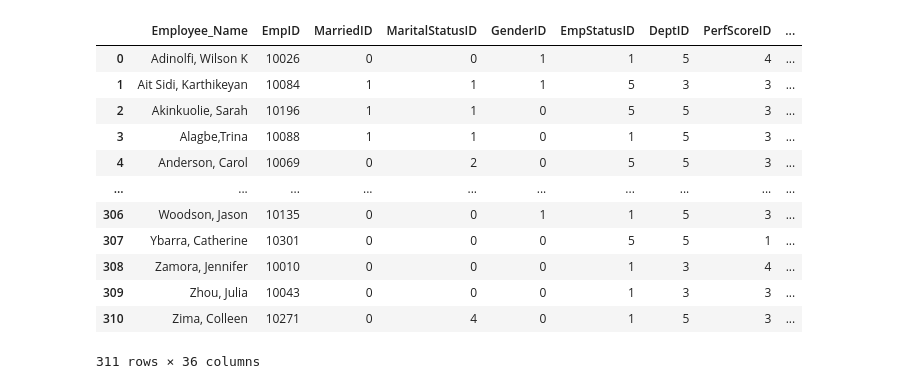
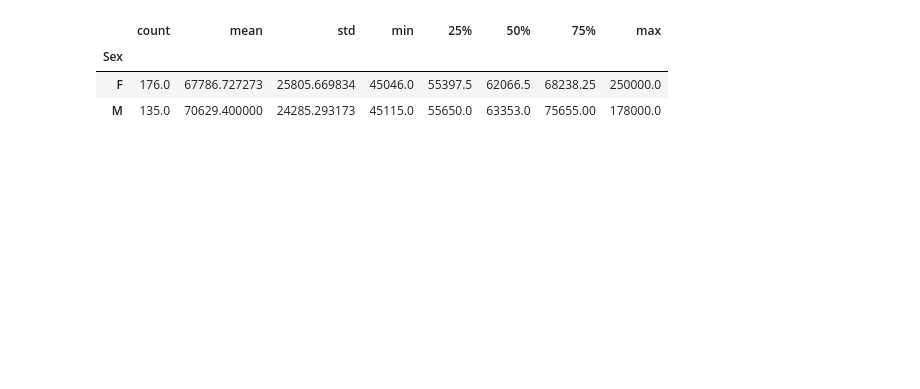
Before and after one commit to javidombro/DataScience, a Jupyter notebook: Ejercicio_4/Visualizacion - Dombronsky Javier.ipynb, the cells around one changed output. Drawn from its saved outputs; the diff is of its cells as text; code cells hidden in the pictures; blank space fills up the shorter version.

```diff
--- a/Ejercicio_4/Visualizacion - Dombronsky Javier.ipynb
+++ b/Ejercicio_4/Visualizacion - Dombronsky Javier.ipynb
@@ -1,24 +1,15 @@
 # %%
 #1. Cargar este archivo en Python. Realizar estadísticas descriptivas básicas
 import numpy
 import pandas
 
 hr_data = pandas.read_csv('HRDataset_v14.csv')
-hr_data
+hr_data.groupby(by='Sex')['Salary'].describe()
 # %% [output]
-|  | Employee_Name | EmpID | MarriedID | MaritalStatusID | GenderID | EmpStatusID | DeptID | PerfScoreID | ... |
-| 0 | Adinolfi, Wilson K | 10026 | 0 | 0 | 1 | 1 | 5 | 4 | ... |
-| 1 | Ait Sidi, Karthikeyan | 10084 | 1 | 1 | 1 | 5 | 3 | 3 | ... |
-| 2 | Akinkuolie, Sarah | 10196 | 1 | 1 | 0 | 5 | 5 | 3 | ... |
-| 3 | Alagbe,Trina | 10088 | 1 | 1 | 0 | 1 | 5 | 3 | ... |
-| 4 | Anderson, Carol | 10069 | 0 | 2 | 0 | 5 | 5 | 3 | ... |
-| ... | ... | ... | ... | ... | ... | ... | ... | ... | ... |
-| 306 | Woodson, Jason | 10135 | 0 | 0 | 1 | 1 | 5 | 3 | ... |
-| 307 | Ybarra, Catherine | 10301 | 0 | 0 | 0 | 5 | 5 | 1 | ... |
-| 308 | Zamora, Jennifer | 10010 | 0 | 0 | 0 | 1 | 3 | 4 | ... |
-| 309 | Zhou, Julia | 10043 | 0 | 0 | 0 | 1 | 3 | 3 | ... |
-| 310 | Zima, Colleen | 10271 | 0 | 4 | 0 | 1 | 5 | 3 | ... |
+|  | count | mean | std | min | 25% | 50% | 75% | max |
+| Sex |  |  |  |  |  |  |  |  |
+| F | 176.0 | 67786.727273 | 25805.669834 | 45046.0 | 55397.5 | 62066.5 | 68238.25 | 250000.0 |
+| M | 135.0 | 70629.400000 | 24285.293173 | 45115.0 | 55650.0 | 63353.0 | 75655.00 | 178000.0 |
-311 rows × 36 columns
 # %%
 #2. Realizar un histograma con los salarios. Qué rango(s) de salarios son los más populares?
 import matplotlib
```
Also changed, not shown: parts of 3 cells of this notebook.
